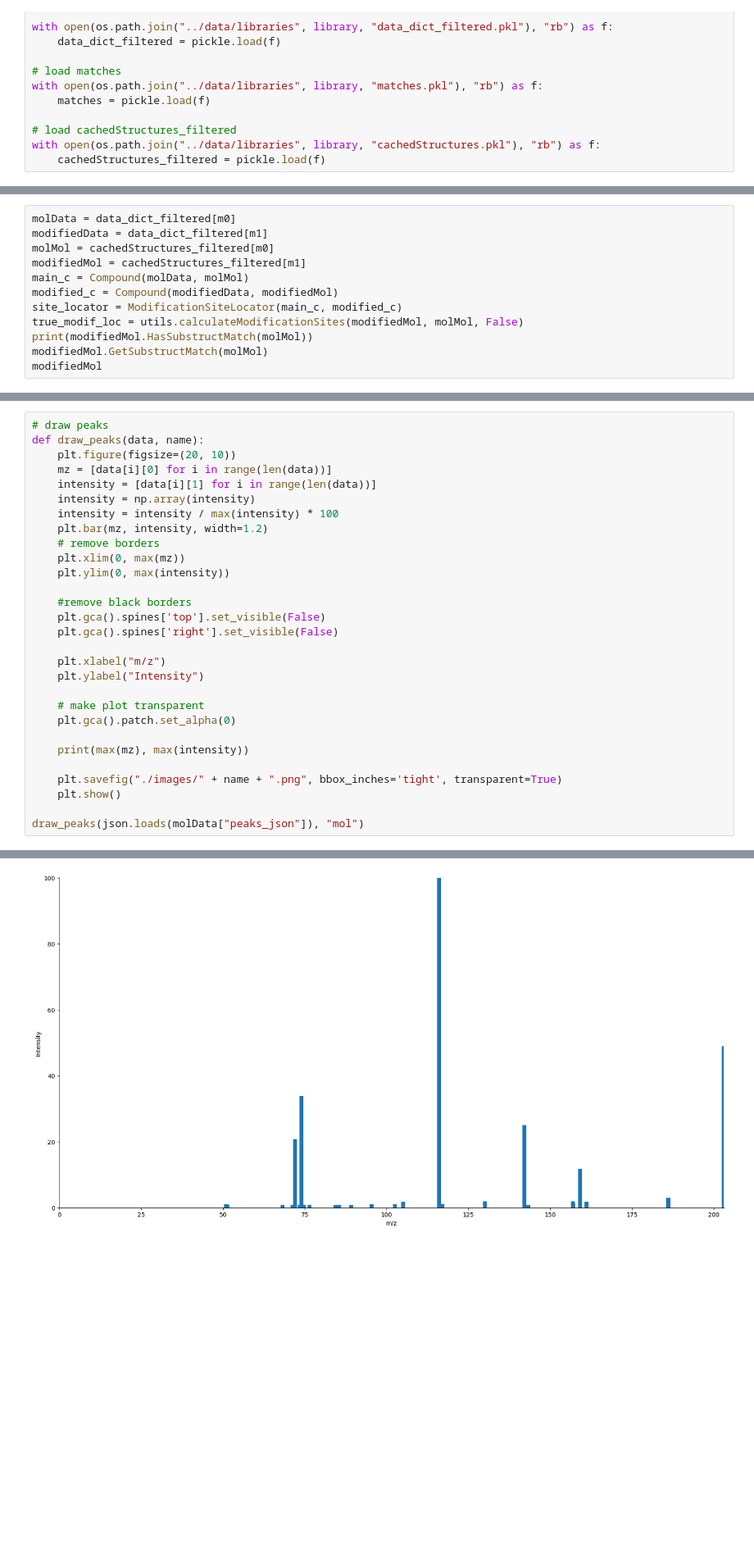
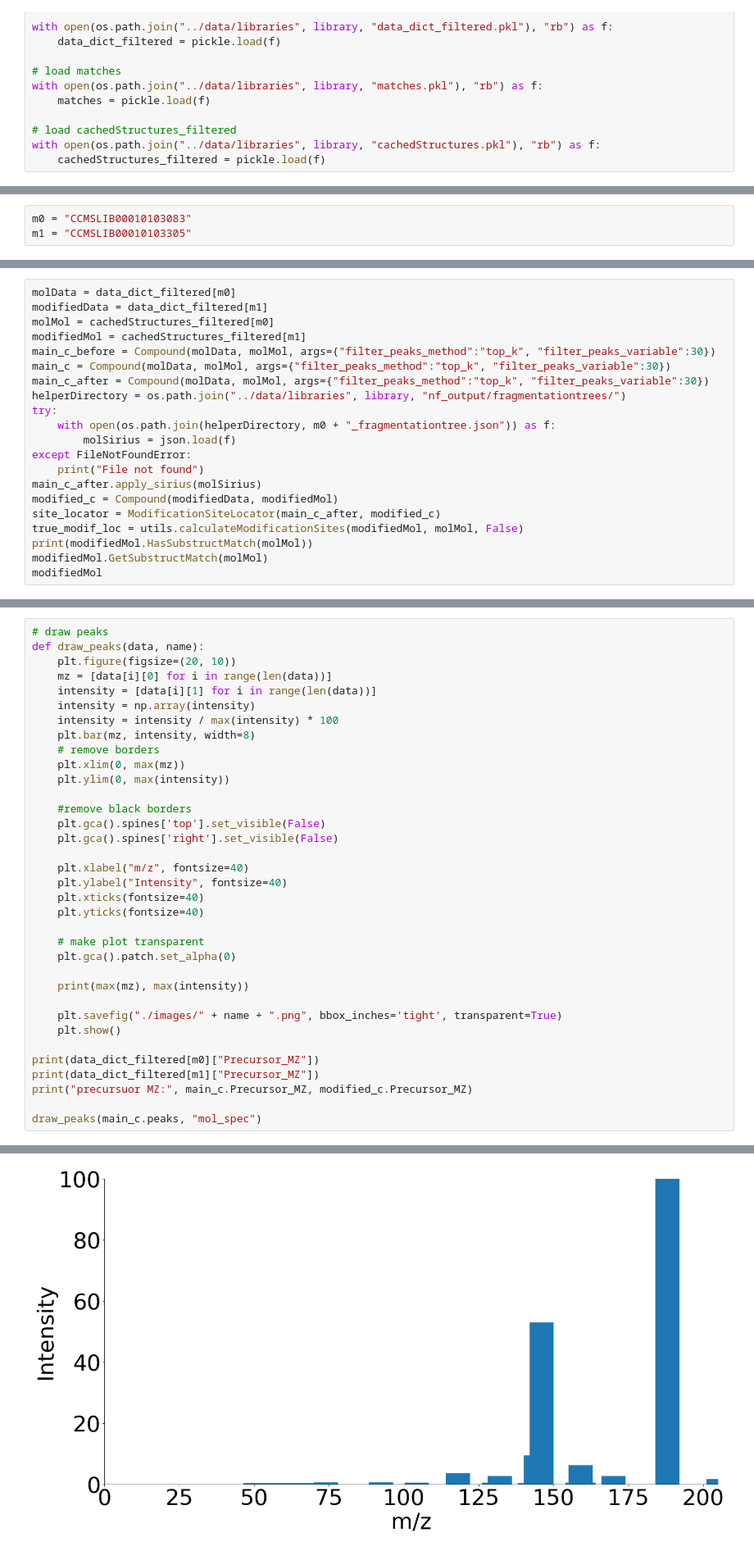
Before and after one commit to mshahneh/SmallMol_Mod_Site_Localization, a Jupyter notebook: poster/poster.ipynb, the cells around one changed output, grey strips where cells are left out. Shown: that part at 82% size. Cells and saved outputs as stored; diff of their text form; blank space fills up the shorter version.

```diff
--- a/poster/poster.ipynb
+++ b/poster/poster.ipynb
@@ -140,2 +158,5 @@ m1 = "CCMSLIB00010123634"
+# %%
+m0 = "CCMSLIB00010103083"
+m1 = "CCMSLIB00010103305"
 # %%
 print(m0, m1)
@@ -150,9 +171,18 @@ molData = data_dict_filtered[m0]
 modifiedData = data_dict_filtered[m1]
 molMol = cachedStructures_filtered[m0]
 modifiedMol = cachedStructures_filtered[m1]
-main_c = Compound(molData, molMol)
+main_c_before = Compound(molData, molMol, args={"filter_peaks_method":"top_k", "filter_peaks_variable":30})
+main_c = Compound(molData, molMol, args={"filter_peaks_method":"top_k", "filter_peaks_variable":30})
+main_c_after = Compound(molData, molMol, args={"filter_peaks_method":"top_k", "filter_peaks_variable":30})
+helperDirectory = os.path.join("../data/libraries", library, "nf_output/fragmentationtrees/")
+try:
+    with open(os.path.join(helperDirectory, m0 + "_fragmentationtree.json")) as f:
+        molSirius = json.load(f)
+except FileNotFoundError:
+    print("File not found")
+main_c_after.apply_sirius(molSirius)
 modified_c = Compound(modifiedData, modifiedMol)
-site_locator = ModificationSiteLocator(main_c, modified_c)
+site_locator = ModificationSiteLocator(main_c_after, modified_c)
 true_modif_loc = utils.calculateModificationSites(modifiedMol, molMol, False)
 print(modifiedMol.HasSubstructMatch(molMol))
 modifiedMol.GetSubstructMatch(molMol)
@@ -168,7 +198,7 @@ def draw_peaks(data, name):
     intensity = [data[i][1] for i in range(len(data))]
     intensity = np.array(intensity)
     intensity = intensity / max(intensity) * 100
-    plt.bar(mz, intensity, width=1.2)
+    plt.bar(mz, intensity, width=8)
     # remove borders
     plt.xlim(0, max(mz))
     plt.ylim(0, max(intensity))
@@ -177,8 +207,10 @@ def draw_peaks(data, name):
     plt.gca().spines['top'].set_visible(False)
     plt.gca().spines['right'].set_visible(False)
 
-    plt.xlabel("m/z")
-    plt.ylabel("Intensity")
+    plt.xlabel("m/z", fontsize=40)
+    plt.ylabel("Intensity", fontsize=40)
+    plt.xticks(fontsize=40)
+    plt.yticks(fontsize=40)
 
     # make plot transparent
     plt.gca().patch.set_alpha(0)
@@ -188,5 +220,9 @@ def draw_peaks(data, name):
     plt.savefig("./images/" + name + ".png", bbox_inches='tight', transparent=True)
     plt.show()
 
-draw_peaks(json.loads(molData["peaks_json"]), "mol")
+print(data_dict_filtered[m0]["Precursor_MZ"])
+print(data_dict_filtered[m1]["Precursor_MZ"])
+print("precursuor MZ:", main_c.Precursor_MZ, modified_c.Precursor_MZ)
+
+draw_peaks(main_c.peaks, "mol_spec")
 # %% [output]
@@ -194 +233 @@ draw_peaks(json.loads(molData["peaks_json"]), "mol")
-[figure, old version]
+[figure, new version]
```
Also changed, not shown: parts of 21 cells of this notebook, 27 other files.
